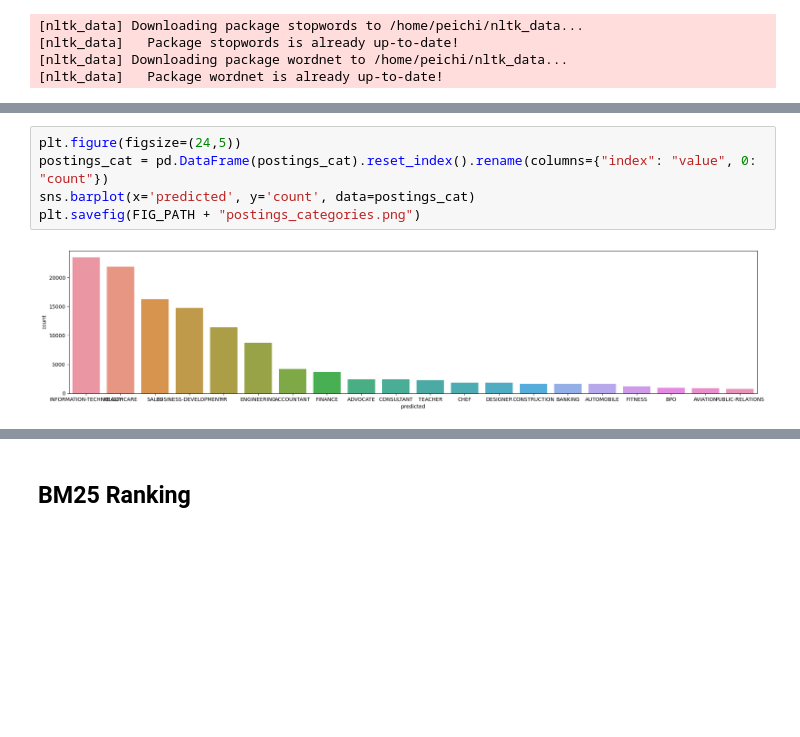
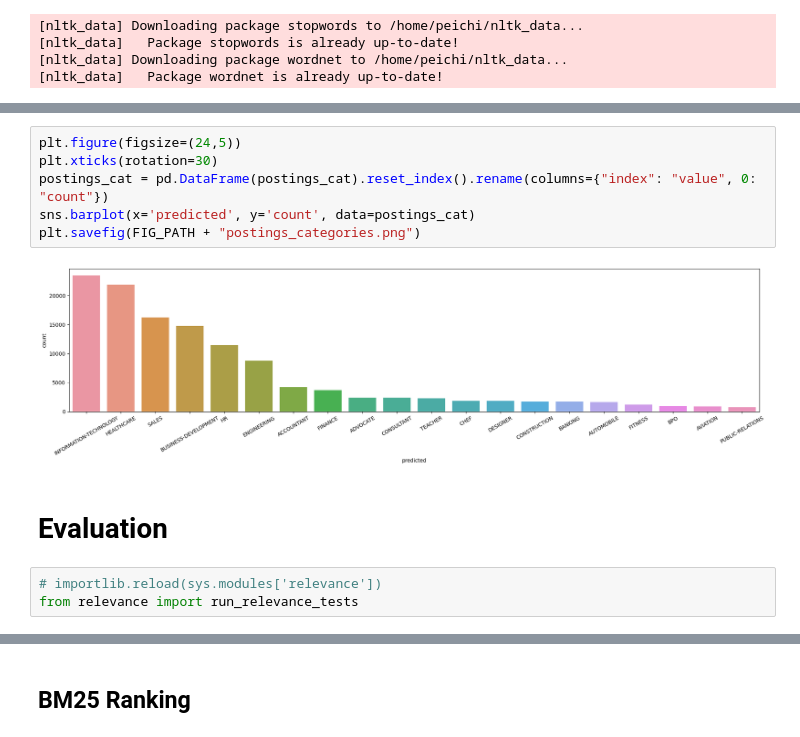
Before and after one commit to Peggy1210/SI650-final-project, a Jupyter notebook: IRsys.ipynb, the cells around one changed output, grey strips where cells are left out. Saved outputs shown, nothing was run; the diff lists cells and outputs as text; blank space fills up the shorter version.

Commit message:
Updated evaluation part

```diff
--- a/IRsys.ipynb
+++ b/IRsys.ipynb
@@ -142,7 +64,13 @@ Name: count, dtype: int64
 # %%
 plt.figure(figsize=(24,5))
+plt.xticks(rotation=30)
 postings_cat = pd.DataFrame(postings_cat).reset_index().rename(columns={"index": "value", 0: "count"})
 sns.barplot(x='predicted', y='count', data=postings_cat)
 plt.savefig(FIG_PATH + "postings_categories.png")
 # %% [output]
-[figure, old version]
+[figure, new version]
+# %% [markdown]
+# Evaluation
+# %%
+# importlib.reload(sys.modules['relevance'])
+from relevance import run_relevance_tests
```
Also changed, not shown: parts of 74 cells of this notebook, 1 other file.
